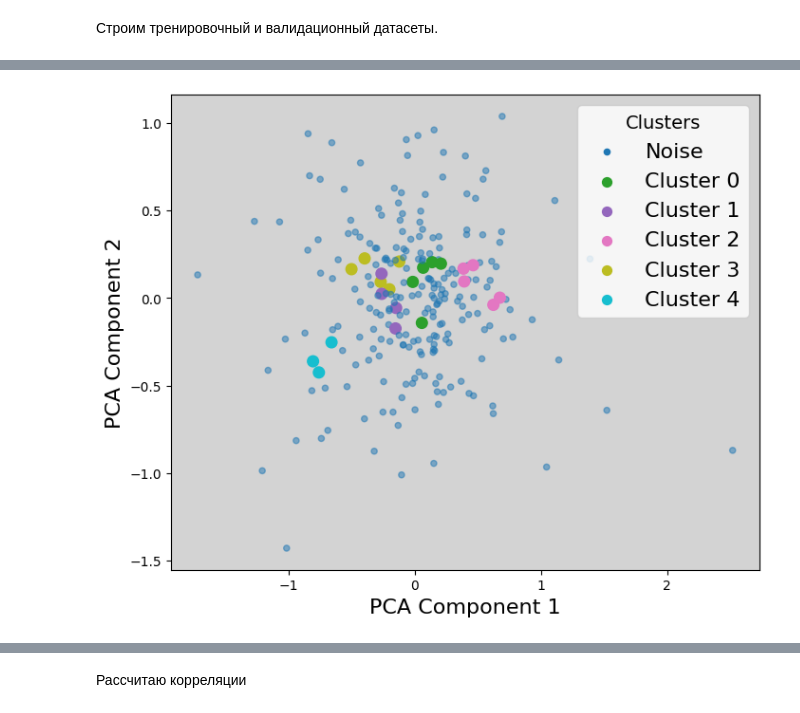
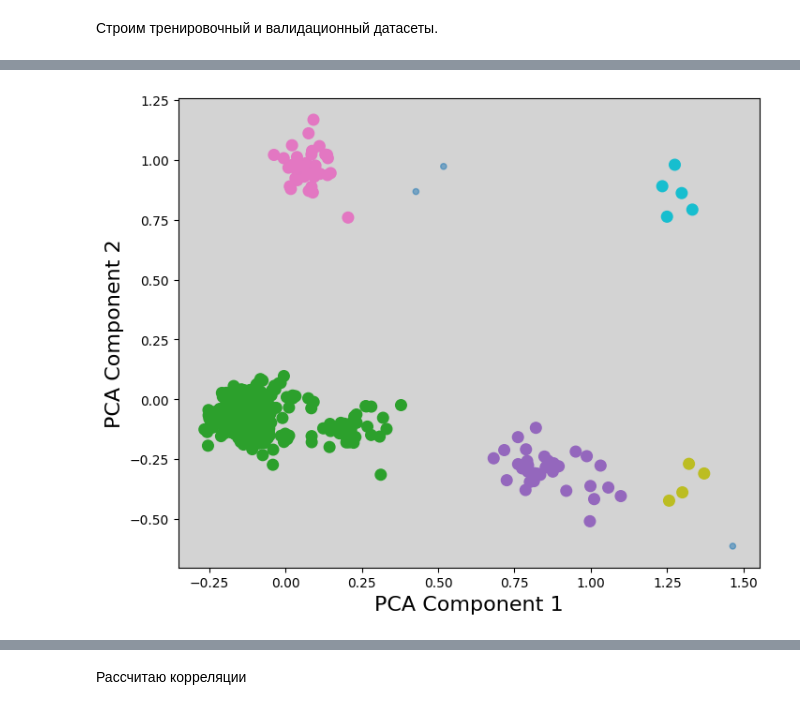
Before and after one commit to intsystems/predicator-function-for-neural-networks, a Jupyter notebook: code/GCN.ipynb, the cells around one changed output, grey strips where cells are left out. Saved outputs shown, nothing was run; the diff lists cells and outputs as text; code cells hidden in the pictures.

Commit message:
add model to predict accuracy, and small refactor

```diff
--- a/code/GCN.ipynb
+++ b/code/GCN.ipynb
@@ -740,0 +900,11 @@ def train_model(
+# %%
+input_dim = graphs_dataset[0][1].shape[1]
+hidden_dim = 128  # Размерность скрытого слоя
+output_dim = 1
+num_epochs = 15
+
+model = SimpleGCN(input_dim, hidden_dim, output_dim, dropout=0.1)
+optimizer = torch.optim.AdamW(model.parameters(), lr=1e-4)
+criterion = nn.MSELoss()
+# %%
+train_model_accuracy(model, train_dataset, valid_dataset, optimizer, criterion, num_epochs, device="cuda");
@@ -742,9 +939,9 @@ def train_model(
 input_dim = graphs_dataset[0][1].shape[1]
 hidden_dim = 128  # Размерность скрытого слоя
 output_dim = 16
-num_epochs = 15
+num_epochs = 30
 
-model = SimpleGCN(input_dim,hidden_dim, output_dim, dropout=0)
-optimizer = torch.optim.AdamW(model.parameters(), lr=1e-3)
+model = GCN(input_dim, output_dim, dropout=0.1)
+optimizer = torch.optim.AdamW(model.parameters(), lr=1e-4)
 criterion = lambda anchor, positive, negative: triplet_loss(anchor, positive, negative, margin=1)
 # %% [markdown]
@@ -752,3 +949,3 @@ criterion = lambda anchor, positive, negative: triplet_loss(anchor, positive, ne
 # %%
-train_model(model, train_dataset, valid_dataset, optimizer, criterion, num_epochs);
+train_model_diversity(model, train_dataset, valid_dataset, optimizer, criterion, num_epochs, device="cuda");
 # %% [output]
@@ -757,76 +954,41 @@ Epoch 15, Train Loss: 0.1090, Valid Loss: 0.1682, LR: 0.000125
 # %%
-def extract_embeddings(model, dataset, device):
-    """
-    Извлекает эмбеддинги (выходы модели) для всех примеров в датасете.
-
-    Аргументы:
-      model (nn.Module): обученная модель.
-      dataset (Dataset): датасет, из которого извлекаются эмбеддинги.
-      device (torch.device): устройство, на котором работает модель.
-
-    Возвращает:
-      embeddings (numpy.ndarray): матрица эмбеддингов (num_samples x embedding_dim).
-      indices (list): список индексов (или меток) для примеров.
-    """
-    model.to(device)
-    model.eval()
-    embeddings = []
-    indices = []
-
-    with torch.no_grad():
-        for data in dataset:
-            adj, features, index = data
-
-            # Перемещение данных на GPU (если используется)
-            adj = adj.to(device)
-            features = features.to(device)
-
-            # Преобразование матрицы смежности в edge_index
-            edge_index, _ = dense_to_sparse(adj)
-
-            # Получение эмбеддинга графа
-            embedding = model(features, edge_index)
-
-            embeddings.append(embedding.cpu().numpy())
-            indices.append(index)
-
-    embeddings = np.vstack(embeddings)
-    return embeddings, indices
-
-embeddings, indices = extract_embeddings(model, train_dataset, "cpu")
+embeddings, indices = extract_embeddings(model, train_dataset, device="cuda")
 pca = PCA(n_components=2)
 embeddings_2d = pca.fit_transform(embeddings)
 
-optics = OPTICS(min_samples=3, xi=0.025, min_cluster_size=3, metric="euclidean")
-clusters = optics.fit_predict(embeddings)
+# optics = OPTICS(min_samples=3, xi=0.025, min_cluster_size=3, metric="euclidean")
+# clusters = optics.fit_predict(embeddings)
+
+dbscan = DBSCAN(eps=0.5, min_samples=3, metric="euclidean")
+clusters = dbscan.fit_predict(embeddings)
 
 # Строим 2D-график с кластерами
 plt.figure(figsize=(8, 6.5))
 scatter = plt.scatter(
   embeddings_2d[:, 0],
   embeddings_2d[:, 1],
   c=clusters,
   cmap='tab10',
   s=np.where(clusters == -1, 20, 70),
   alpha=np.where(clusters == -1, 0.5, 1)
 )
 plt.xlabel("PCA Component 1", fontsize=16)
 plt.ylabel("PCA Component 2", fontsize=16)
 
 # Создаем легенду для кластеров
 unique_clusters = np.unique(clusters)
 for cluster in unique_clusters:
   if cluster == -1:
     label = "Noise"
   else:
     label = f"Cluster {cluster}"
   plt.scatter([], [], color=scatter.cmap(scatter.norm(cluster)), label=label, s=50 if cluster != -1 else 20)
 
-plt.legend(title="Clusters", fontsize=16, title_fontsize=14)
+# plt.legend(title="Clusters", fontsize=16, title_fontsize=14)
 plt.gca().set_facecolor('lightgrey')
 plt.show()
 # %% [output]
-[figure, old version]
+[figure, new version]
 # %%
 embeddings[0]
 # %% [output]
```
Also changed, not shown: parts of 33 cells of this notebook, 1 other file.
